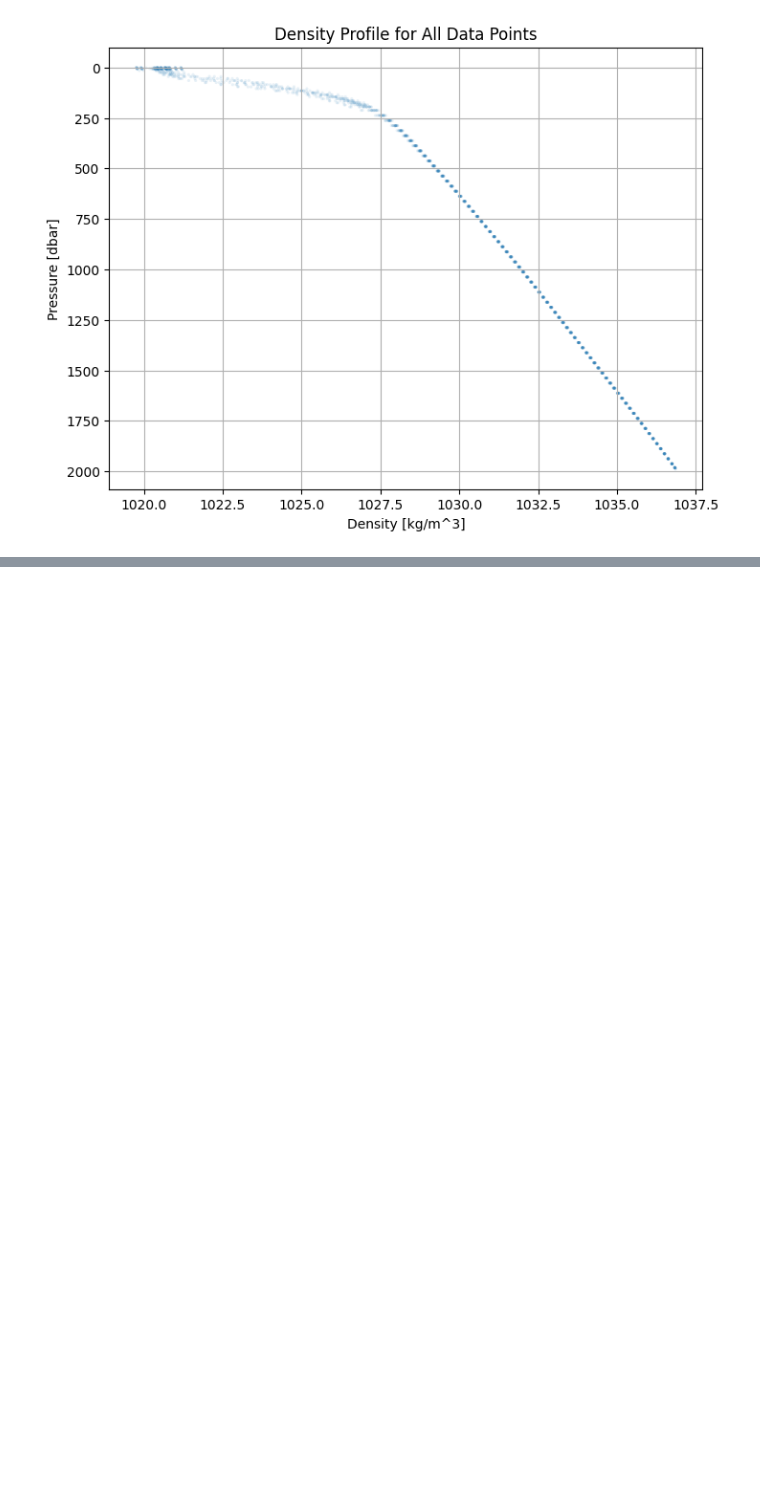
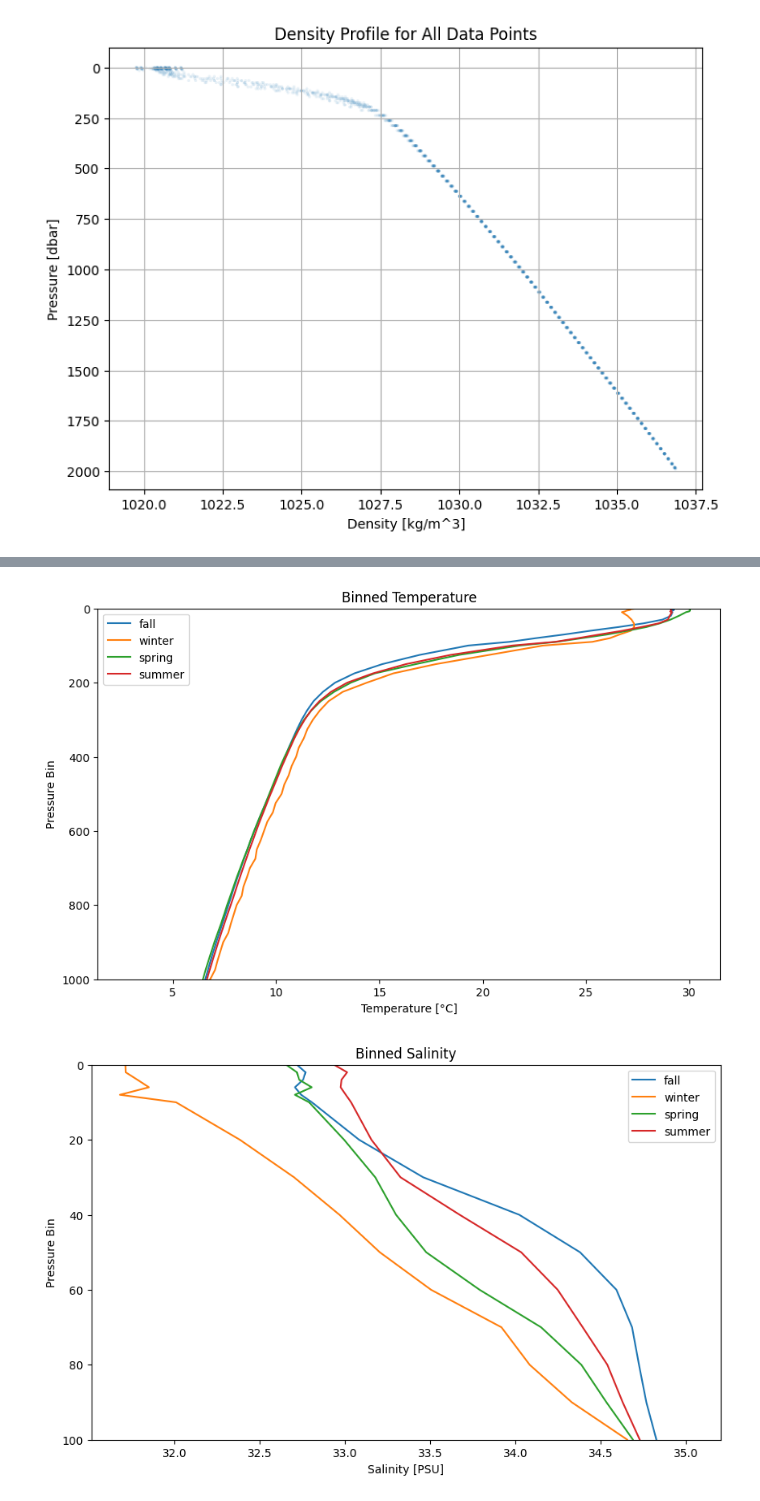
Before and after one commit to gabegekas/sioc210_data_project, a Jupyter notebook: gabe_workspace.ipynb, the cells around one changed output, grey strips where cells are left out. Drawn from its saved outputs; the diff is of its cells as text; code cells hidden in the pictures; blank space fills up the shorter version.

```diff
--- a/gabe_workspace.ipynb
+++ b/gabe_workspace.ipynb
@@ -398,26 +398,54 @@ plt.show()
 [figure]
 # %%
-all_data = load_csv(filename)
-# data = filter_one_float(all_data) # Work with one float
-data=all_data # Or work with all floats
-print(data['TIME'].head())
-print(data['TIME'].tail()) #check we have the right season
+plt.figure(1, figsize=(10, 6))
+plt.figure(2, figsize=(10, 6))
 
-# define pressure bins
-max_pressure = data['PRES'].max()
-print('Max pressure over the selected period is '+str(max_pressure)+' dbar')
-pressure_bins = np.concatenate((np.arange(0, 10, 2),
-                                np.arange(10, 100 , 10),
-                                np.arange(100, max_pressure + 25, 25)))
+for select in [0, 1, 2, 3] : # 0=fall, 1=winter, 2=spring, 3=summer
+    season=seasons[select]
+    filename=filenames[select]
+    date=dates[select]
+    filepath = os.getcwd() + '/' + filename #changing filepath separator for Mac from \\ to /
+    all_data = load_csv(filepath)
+    # data = filter_one_float(all_data) # Work with one float
+    data=all_data # Or work with all floats
+    print(data['TIME'].head())
+    print(data['TIME'].tail()) #check we have the right season
 
-#assign each row to a pressure bin
-data['PRES_BIN'] = pd.cut(data['PRES'], bins=pressure_bins, labels=pressure_bins[:-1])
+    # define pressure bins
+    max_pressure = data['PRES'].max()
+    print('Max pressure over the selected period is '+str(max_pressure)+' dbar')
+    pressure_bins = np.concatenate((np.arange(0, 10, 2),
+                                    np.arange(10, 100 , 10),
+                                    np.arange(100, max_pressure + 25, 25)))
 
-#average inside each bin
-data=data.groupby('PRES_BIN', observed=True).agg(
-    avg_temp=('TEMP', 'mean'),
-    avg_salinity=('PSAL', 'mean')
-).reset_index()
+    #assign each row to a pressure bin
+    data['PRES_BIN'] = pd.cut(data['PRES'], bins=pressure_bins, labels=pressure_bins[:-1])
 
-print(data)
+    #average inside each bin
+    data=data.groupby('PRES_BIN', observed=True).agg(
+        avg_temp=('TEMP', 'mean'),
+        avg_salinity=('PSAL', 'mean')
+    ).reset_index()
+
+
+    plt.figure(1)
+    plt.plot(data['avg_temp'], data['PRES_BIN'], label=season)
+    plt.gca().invert_yaxis()  # Invert the y-axis so the surface is at the top
+    plt.xlabel('Temperature [°C]')
+    plt.ylabel('Pressure Bin')
+    plt.title('Binned Temperature')
+    plt.ylim(1000,0)
+    plt.legend()
+
+    plt.figure(2)
+    plt.plot(data['avg_salinity'], data['PRES_BIN'], label=season)
+    plt.gca().invert_yaxis()  # Invert the y-axis so the surface is at the top
+    plt.xlabel('Salinity [PSU]')
+    plt.ylabel('Pressure Bin')
+    plt.title('Binned Salinity')
+    plt.ylim(100,0)
+    plt.legend()
+
+# Display the plot
+plt.show()
 # %% [output]
@@ -440,0 +469,2 @@ Number of profiles in summer data after dropping NaN and QC>1: 19
+[figure, added]
+[figure, added]
```
Also changed, not shown: parts of 4 cells of this notebook.
